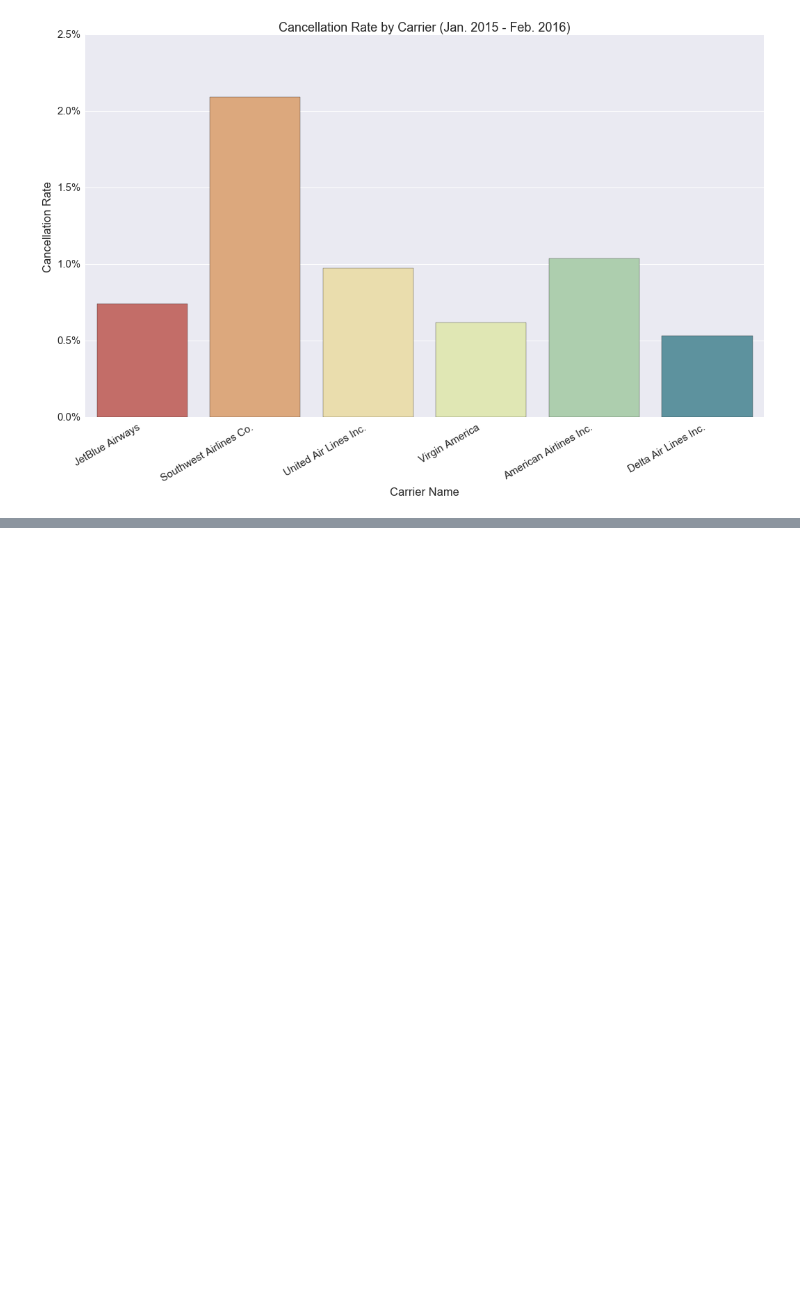
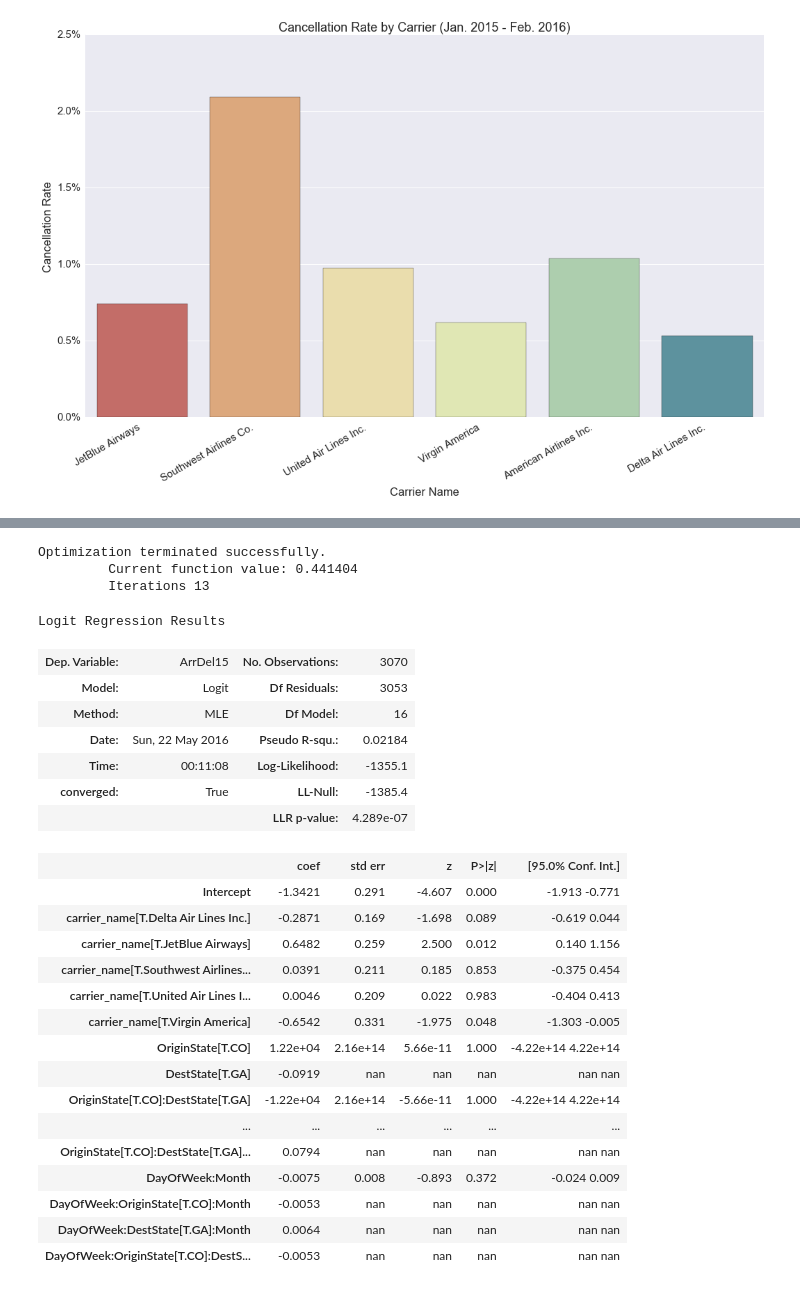
Before and after one commit to dsaber/airline-analysis, a Jupyter notebook: domestic_airline_analysis_final.ipynb, the cells around one changed output, grey strips where cells are left out. Cells and saved outputs as stored; diff of their text form; code cells hidden in the pictures; blank space fills up the shorter version.

```diff
--- a/domestic_airline_analysis_final.ipynb
+++ b/domestic_airline_analysis_final.ipynb
@@ -409,0 +434,3 @@ g.ax.yaxis.set_major_formatter(FuncFormatter(lambda y, _: '{:.1%}'.format(y)))
+# %%
+tmp_df = df.sample(n=100000)
+df.columns
@@ -409,0 +448,3 @@ g.ax.yaxis.set_major_formatter(FuncFormatter(lambda y, _: '{:.1%}'.format(y)))
+# %%
+tmp_df = tmp_df[(tmp_df.OriginState.apply(lambda x: x in ('CA', 'CO'))) &
+                (tmp_df.DestState.apply(lambda x: x in ('FL', 'GA')))]
@@ -409,0 +478,32 @@ g.ax.yaxis.set_major_formatter(FuncFormatter(lambda y, _: '{:.1%}'.format(y)))
+# %%
+reg = smf.logit('ArrDel15 ~ carrier_name + DayOfWeek*OriginState*DestState*Month', tmp_df)
+res = reg.fit()
+res.summary()
+# %% [output]
+Optimization terminated successfully.
+         Current function value: 0.441404
+         Iterations 13
+Logit Regression Results
+| Dep. Variable: | ArrDel15 | No. Observations: | 3070 |
+| Model: | Logit | Df Residuals: | 3053 |
+| Method: | MLE | Df Model: | 16 |
+| Date: | Sun, 22 May 2016 | Pseudo R-squ.: | 0.02184 |
+| Time: | 00:11:08 | Log-Likelihood: | -1355.1 |
+| converged: | True | LL-Null: | -1385.4 |
+|  |  | LLR p-value: | 4.289e-07 |
+|  | coef | std err | z | P>|z| | [95.0% Conf. Int.] |
+| Intercept | -1.3421 | 0.291 | -4.607 | 0.000 | -1.913 -0.771 |
+| carrier_name[T.Delta Air Lines Inc.] | -0.2871 | 0.169 | -1.698 | 0.089 | -0.619 0.044 |
+| carrier_name[T.JetBlue Airways] | 0.6482 | 0.259 | 2.500 | 0.012 | 0.140 1.156 |
+| carrier_name[T.Southwest Airlines... | 0.0391 | 0.211 | 0.185 | 0.853 | -0.375 0.454 |
+| carrier_name[T.United Air Lines I... | 0.0046 | 0.209 | 0.022 | 0.983 | -0.404 0.413 |
+| carrier_name[T.Virgin America] | -0.6542 | 0.331 | -1.975 | 0.048 | -1.303 -0.005 |
+| OriginState[T.CO] | 1.22e+04 | 2.16e+14 | 5.66e-11 | 1.000 | -4.22e+14 4.22e+14 |
+| DestState[T.GA] | -0.0919 | nan | nan | nan | nan nan |
+| OriginState[T.CO]:DestState[T.GA] | -1.22e+04 | 2.16e+14 | -5.66e-11 | 1.000 | -4.22e+14 4.22e+14 |
+| ... | ... | ... | ... | ... | ... |
+| OriginState[T.CO]:DestState[T.GA]... | 0.0794 | nan | nan | nan | nan nan |
+| DayOfWeek:Month | -0.0075 | 0.008 | -0.893 | 0.372 | -0.024 0.009 |
+| DayOfWeek:OriginState[T.CO]:Month | -0.0053 | nan | nan | nan | nan nan |
+| DayOfWeek:DestState[T.GA]:Month | 0.0064 | nan | nan | nan | nan nan |
+| DayOfWeek:OriginState[T.CO]:DestS... | -0.0053 | nan | nan | nan | nan nan |
```
Also changed, not shown: parts of 6 cells of this notebook.
